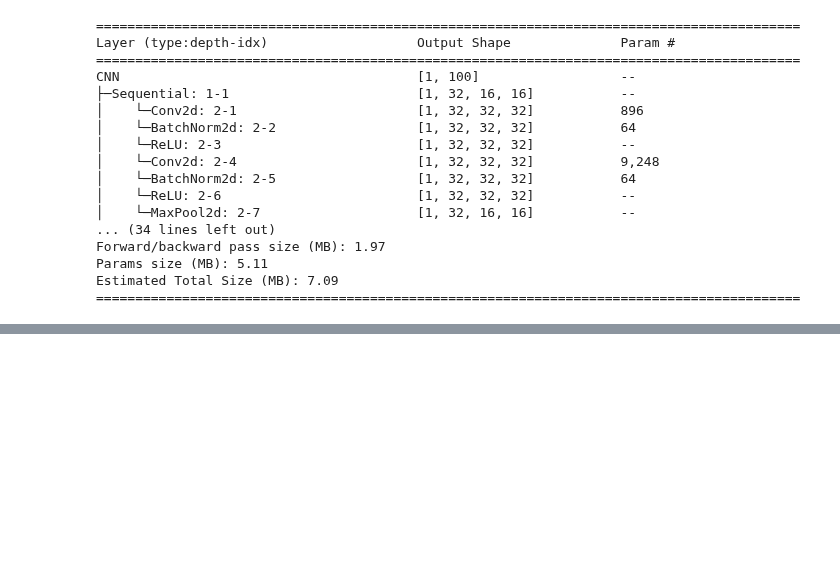
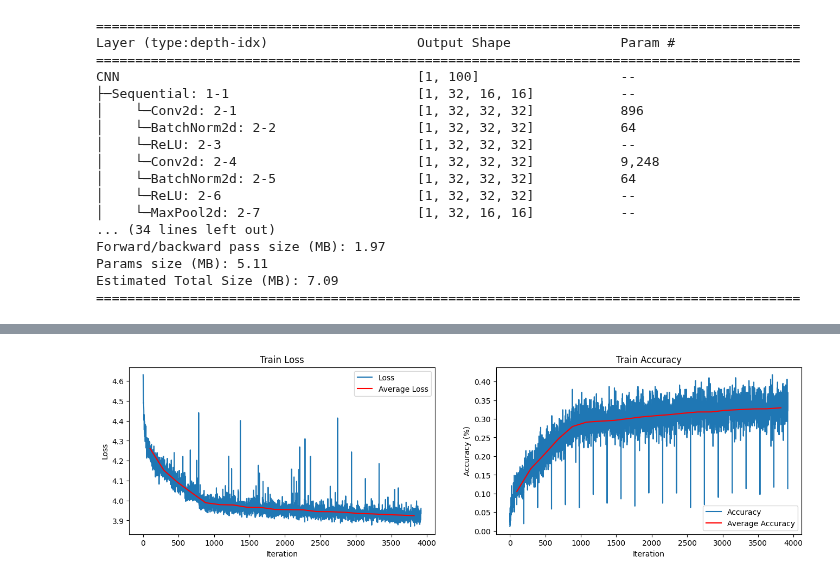
Before and after one commit to 91d906h4/Optimizer-Scheduling, a Jupyter notebook: src/main.ipynb, the cells around one changed output, grey strips where cells are left out. Saved outputs shown, nothing was run; the diff lists cells and outputs as text; code cells hidden in the pictures; blank space fills up the shorter version.

```diff
--- a/src/main.ipynb
+++ b/src/main.ipynb
@@ -112,5 +112,5 @@ Estimated Total Size (MB): 7.09
 # %%
 trainer = Trainer(model=model, optimizer=optimizer, loss_fn=loss_fn, train_loader=train_loader, test_loader=test_loader, device=device)
 # %%
-trainer.train(epochs=5)
+trainer.train(epochs=EPOCHS)
 # %% [output]
@@ -127,12 +133,0 @@ Test | Progress: 100.000% | Loss: 4.021 |  Accuracy: 26.387%
-# %%
-l, a = trainer.get_train_history()
-
-# Plot loss history.
-plt.plot(l)
-for i in [196, 196*2, 196*3, 196*4]: plt.axvline(x=i, color="orange")
-plt.show()
-
-# Plot accuracy history.
-plt.plot(a)
-for i in [196, 196*2, 196*3, 196*4]: plt.axvline(x=i, color="orange")
-plt.show()
@@ -142,3 +134,49 @@ plt.show()
+# %%
+# Get train history.
+loss_history, acc_history = trainer.get_train_history()
+# %%
+iter_num = 196
+temp_x = [iter_num * i for i in range(EPOCHS+1)]
+
+fig = plt.figure(figsize=(16, 4))
+
+# Plot loss history.
+ax = fig.add_subplot(1, 2, 1)
+
+plt.title("Train Loss")
+plt.xlabel("Iteration")
+plt.ylabel("Loss")
+
+# Plot loss.
+ax.plot(loss_history, label="Loss")
+
+# Calculate and plot average loss.
+avg_loss_x = [(temp_x[i] + temp_x[i+1]) // 2 for i in range(EPOCHS)]
+avg_loss_y = [sum(loss_history[temp_x[i]:temp_x[i+1]]) / iter_num for i in range(EPOCHS)]
+ax.plot(avg_loss_x, avg_loss_y, 'r', label="Average Loss")
+ax.legend()
+
+
+# Plot accuracy history.
+ax = fig.add_subplot(1, 2, 2)
+
+plt.title("Train Accuracy")
+plt.xlabel("Iteration")
+plt.ylabel("Accuracy (%)")
+
+# Plot accuracy.
+ax.plot(acc_history, label="Accuracy")
+
+# Calculate and plot average accuracy.
+avg_acc_x = [(temp_x[i] + temp_x[i+1]) // 2 for i in range(EPOCHS)]
+avg_acc_y = [sum(acc_history[temp_x[i]:temp_x[i+1]]) / iter_num for i in range(EPOCHS)]
+ax.plot(avg_acc_x, avg_acc_y, 'r', label="Average Accuracy")
+ax.legend()
+
+# Show figure.
+plt.show()
+# %% [output]
+[figure, added]
 # %%
 # Save loss and accuracy history.
 loss_f = open("../results/loss_history.txt", "w")
```
Also changed, not shown: parts of 3 cells of this notebook.
